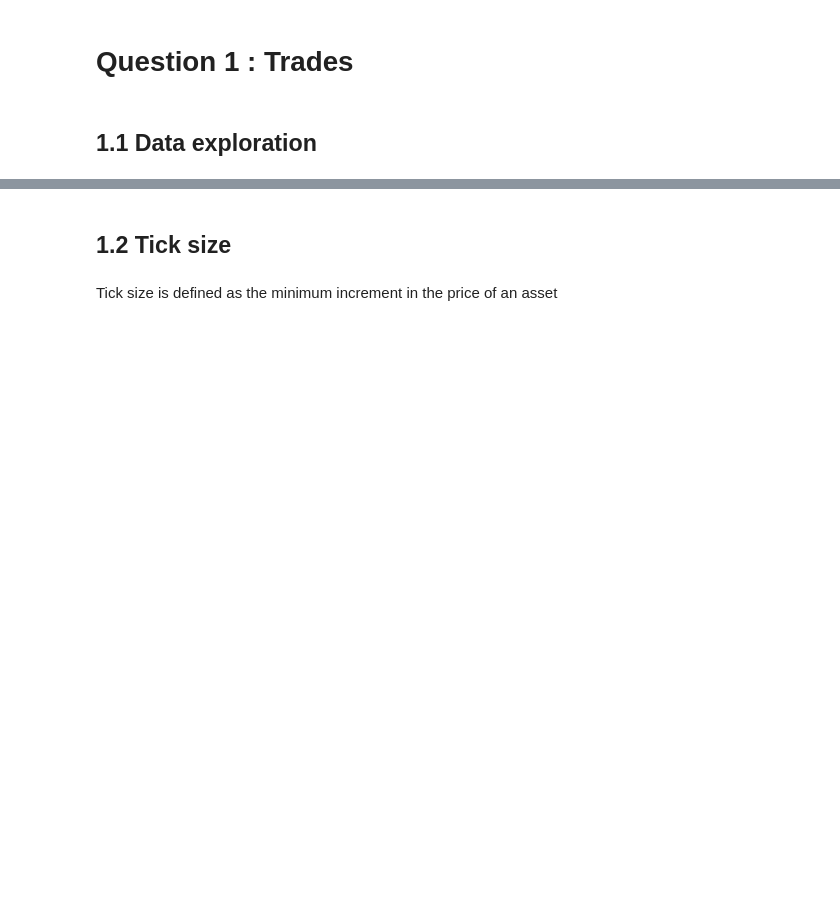
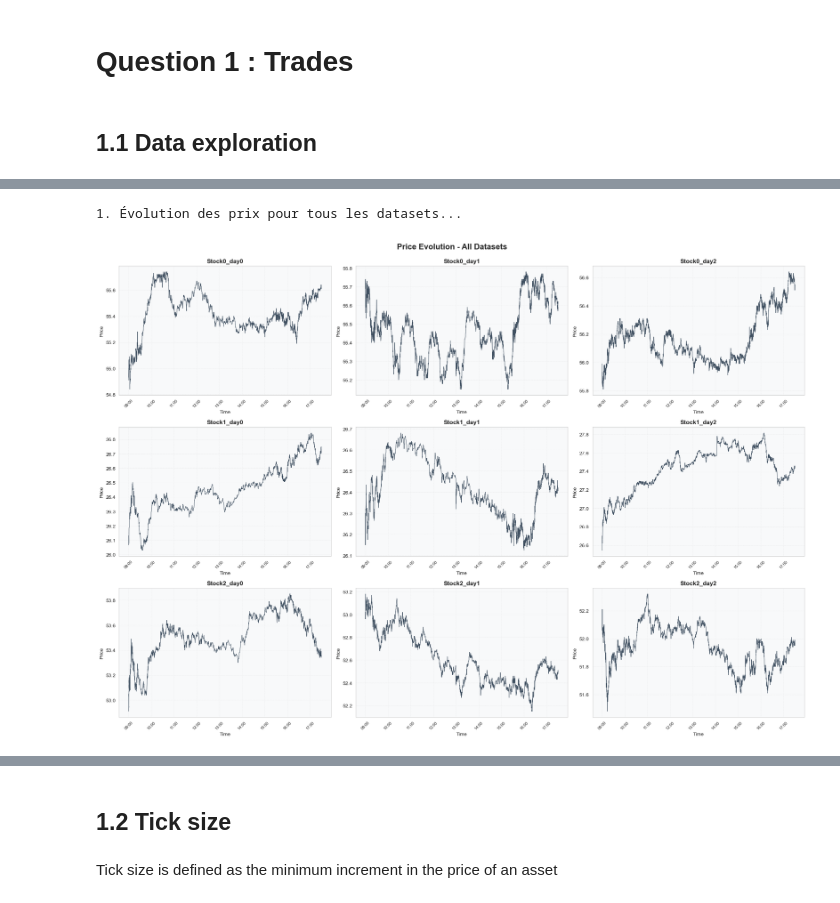
Before and after one commit to Guillaume-melis/HFT_Labs, a Jupyter notebook: DHF_Lab1_Melis_Boro_Rousseau.ipynb, the cells around one changed output, grey strips where cells are left out. Drawn from its saved outputs; the diff is of its cells as text; code cells hidden in the pictures; blank space fills up the shorter version.

Commit message:
Modification of the data analysis. Performing on the whole dataset

```diff
--- a/DHF_Lab1_Melis_Boro_Rousseau.ipynb
+++ b/DHF_Lab1_Melis_Boro_Rousseau.ipynb
@@ -412,0 +88,24 @@ Kurtosis: 1462.7883
+# %%
+df0_j0 = open_convert_data("stock0_day0_trades.csv.gz")
+df0_j1 = open_convert_data("stock0_day1_trades.csv.gz")
+df0_j2 = open_convert_data("stock0_day2_trades.csv.gz")
+
+df1_j0 = open_convert_data("stock1_day0_trades.csv.gz")
+df1_j1 = open_convert_data("stock1_day1_trades.csv.gz")
+df1_j2 = open_convert_data("stock1_day2_trades.csv.gz")
+
+df2_j0 = open_convert_data("stock2_day0_trades.csv.gz")
+df2_j1 = open_convert_data("stock2_day1_trades.csv.gz")
+df2_j2 = open_convert_data("stock2_day2_trades.csv.gz")
+# %%
+all_dfs = {
+    'Stock0_day0': df0_j0,
+    'Stock0_day1': df0_j1,
+    'Stock0_day2': df0_j2,
+    'Stock1_day0': df1_j0,
+    'Stock1_day1': df1_j1,
+    'Stock1_day2': df1_j2,
+    'Stock2_day0': df2_j0,
+    'Stock2_day1': df2_j1,
+    'Stock2_day2': df2_j2,
+}
@@ -412,0 +239,23 @@ Kurtosis: 1462.7883
+# %%
+print("1. Évolution des prix pour tous les datasets...")
+
+fig, axes = plt.subplots(3, 3, figsize=(20, 14))
+axes = axes.flatten()
+
+for idx, (name, df) in enumerate(all_dfs.items()):
+    if 'price' in df.columns:
+        axes[idx].plot(df.index, df['price'], linewidth=0.8, color='#2C3E50', alpha=0.9)
+        axes[idx].set_title(f'{name}', fontsize=12, fontweight='bold')
+        axes[idx].set_xlabel('Time', fontsize=10)
+        axes[idx].set_ylabel('Price', fontsize=10)
+        axes[idx].grid(True, alpha=0.3, linestyle='--', linewidth=0.5)
+        axes[idx].set_facecolor('#F8F9FA')
+        axes[idx].xaxis.set_major_formatter(mdates.DateFormatter('%H:%M'))
+        axes[idx].tick_params(axis='x', rotation=45, labelsize=8)
+
+plt.suptitle('Price Evolution - All Datasets', fontsize=16, fontweight='bold', y=0.995)
+plt.tight_layout()
+plt.show()
+# %% [output]
+1. Évolution des prix pour tous les datasets...
+[figure, added]
```
Also changed, not shown: parts of 29 cells of this notebook.
